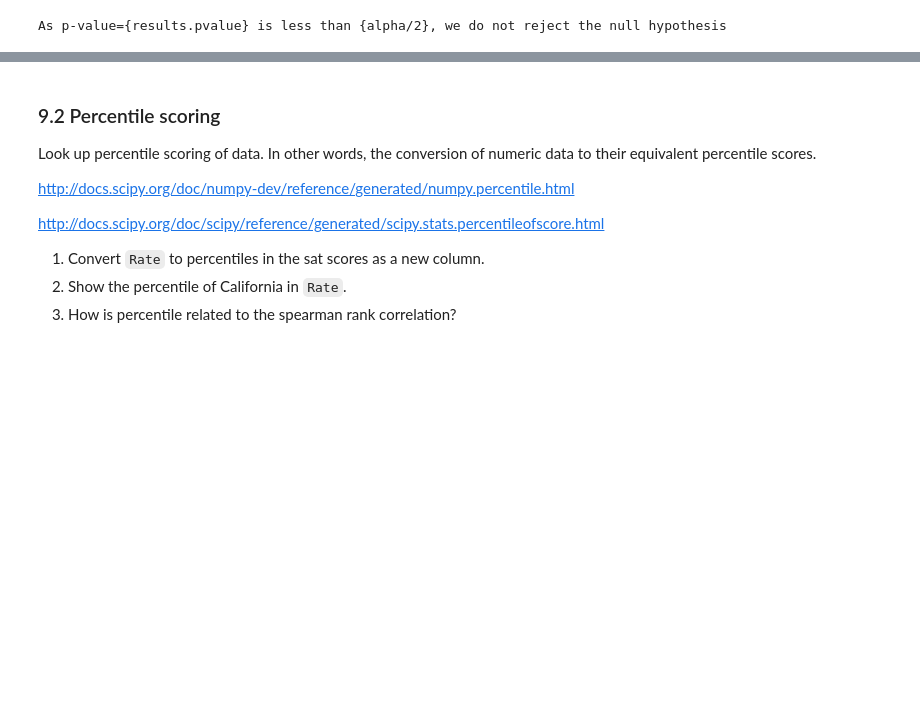
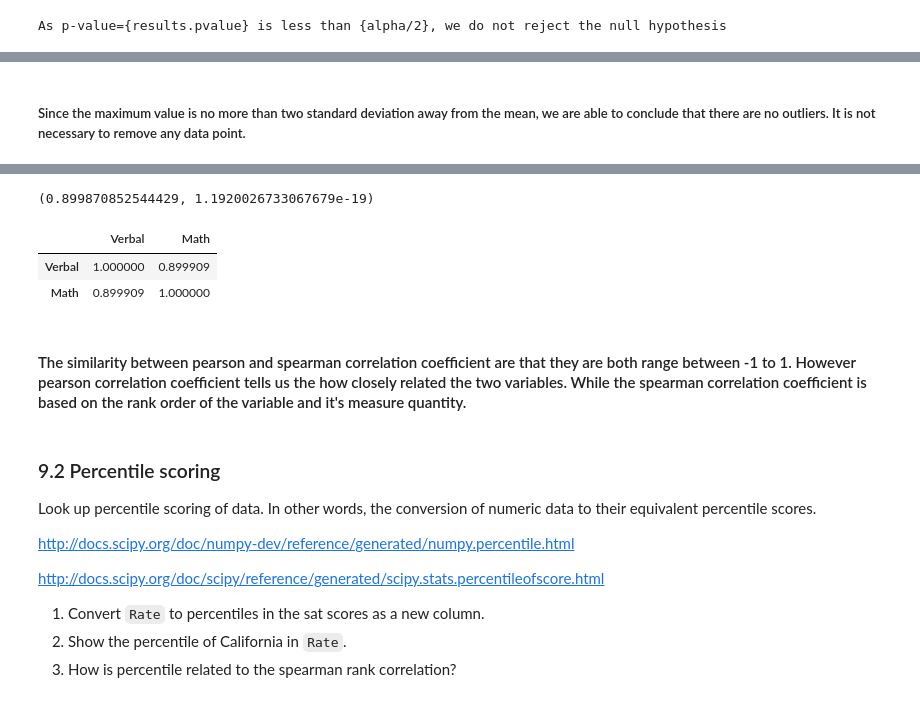
Before and after one commit to HayatiHamzah/DSIstuff, a Jupyter notebook: project-two/Project2_Hayati.ipynb, the cells around one changed output, grey strips where cells are left out. Cells and saved outputs as stored; diff of their text form; code cells hidden in the pictures; blank space fills up the shorter version.

```diff
--- a/project-two/Project2_Hayati.ipynb
+++ b/project-two/Project2_Hayati.ipynb
@@ -993,3 +1028,5 @@ Outliers are an interesting problem in statistics, in that there is not an agree
+# %% [markdown]
+##### Since the maximum value is no more than two standard deviation away from the mean, we are able to conclude that there are no outliers. It is not necessary to remove any data point.
 # %% [markdown]
 <img src="http://imgur.com/GCAf1UX.png" style="float: left; margin: 25px 15px 0px 0px; height: 25px">
 
@@ -1002,6 +1039,18 @@ Outliers are an interesting problem in statistics, in that there is not an agree
 1. How does the spearman correlation compare to the pearson correlation?
 2. Describe clearly in words the process of calculating the spearman rank correlation.
   - Hint: the word "rank" is in the name of the process for a reason!
+# %%
+stats.pearsonr(sat['Verbal'], sat['Math'])
+# %% [output]
+(0.899870852544429, 1.1920026733067679e-19)
+# %%
+verbal_math.corr()
+# %% [output]
+|  | Verbal | Math |
+| Verbal | 1.000000 | 0.899909 |
+| Math | 0.899909 | 1.000000 |
+# %% [markdown]
+#### The similarity between pearson and spearman correlation coefficient are that they are both range between -1 to 1. However pearson correlation coefficient tells us the how closely related the two variables. While the spearman correlation coefficient is based on the rank order of the variable and it's measure quantity.
 # %% [markdown]
 ### 9.2 Percentile scoring
 
```
Also changed, not shown: parts of 14 cells of this notebook.
